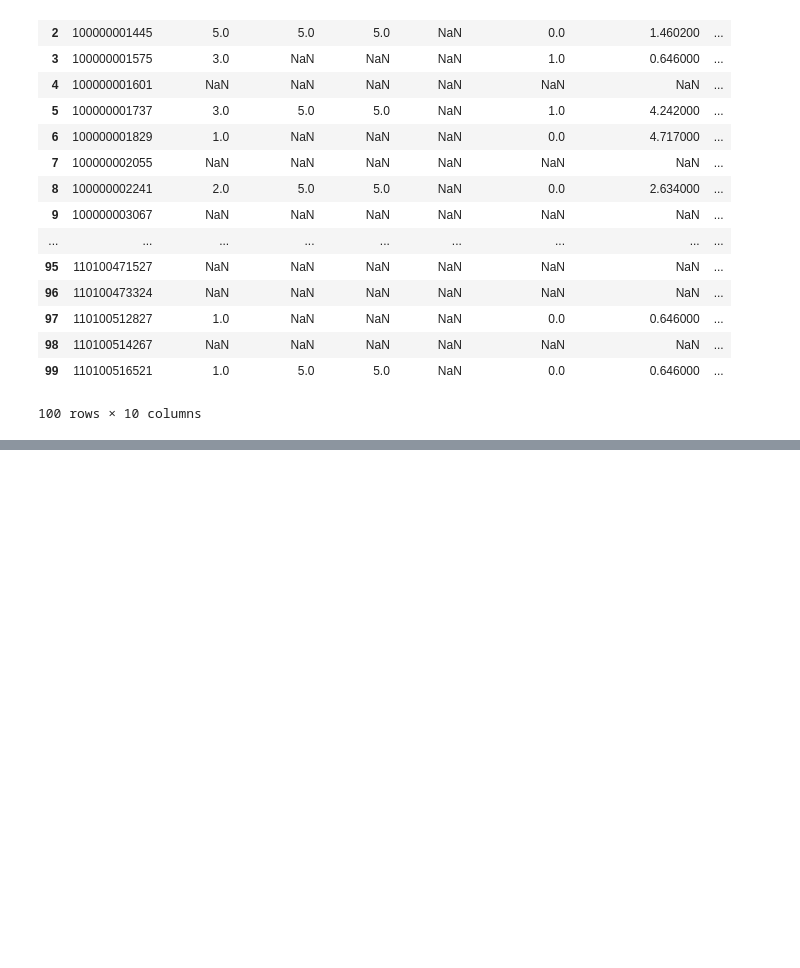
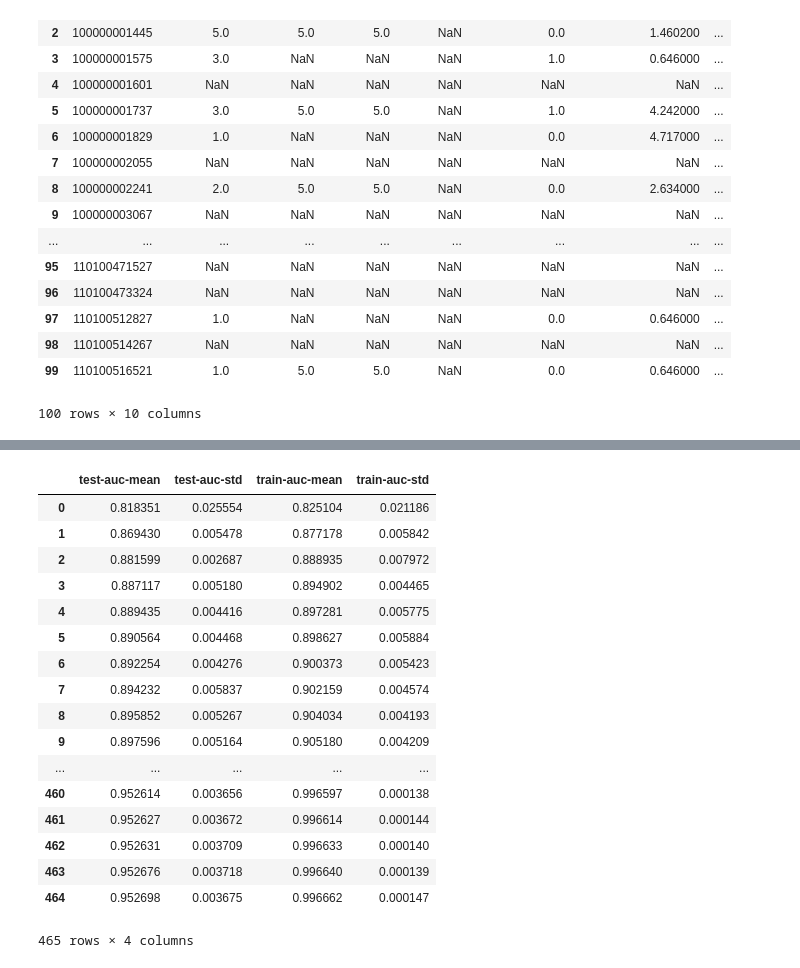
Before and after one commit to WastonYuan/first-blood, a Jupyter notebook: Jack/first_use.ipynb, the cells around one changed output, grey strips where cells are left out. Drawn from its saved outputs; the diff is of its cells as text; code cells hidden in the pictures; blank space fills up the shorter version.

```diff
--- a/Jack/first_use.ipynb
+++ b/Jack/first_use.ipynb
@@ -231,0 +347,22 @@ Index([u'userid', u'month1', u'month2', u'month3', u'month4', u'month5',
+# %%
+xgb.cv(xgb_param, xgtrain, num_boost_round=xgb1.get_params()['n_estimators'], nfold=cv_folds,
+            metrics='auc', early_stopping_rounds=early_stopping_rounds)
+# %% [output]
+|  | test-auc-mean | test-auc-std | train-auc-mean | train-auc-std |
+| 0 | 0.818351 | 0.025554 | 0.825104 | 0.021186 |
+| 1 | 0.869430 | 0.005478 | 0.877178 | 0.005842 |
+| 2 | 0.881599 | 0.002687 | 0.888935 | 0.007972 |
+| 3 | 0.887117 | 0.005180 | 0.894902 | 0.004465 |
+| 4 | 0.889435 | 0.004416 | 0.897281 | 0.005775 |
+| 5 | 0.890564 | 0.004468 | 0.898627 | 0.005884 |
+| 6 | 0.892254 | 0.004276 | 0.900373 | 0.005423 |
+| 7 | 0.894232 | 0.005837 | 0.902159 | 0.004574 |
+| 8 | 0.895852 | 0.005267 | 0.904034 | 0.004193 |
+| 9 | 0.897596 | 0.005164 | 0.905180 | 0.004209 |
+| ... | ... | ... | ... | ... |
+| 460 | 0.952614 | 0.003656 | 0.996597 | 0.000138 |
+| 461 | 0.952627 | 0.003672 | 0.996614 | 0.000144 |
+| 462 | 0.952631 | 0.003709 | 0.996633 | 0.000140 |
+| 463 | 0.952676 | 0.003718 | 0.996640 | 0.000139 |
+| 464 | 0.952698 | 0.003675 | 0.996662 | 0.000147 |
+465 rows × 4 columns
```
Also changed, not shown: parts of 12 cells of this notebook.
